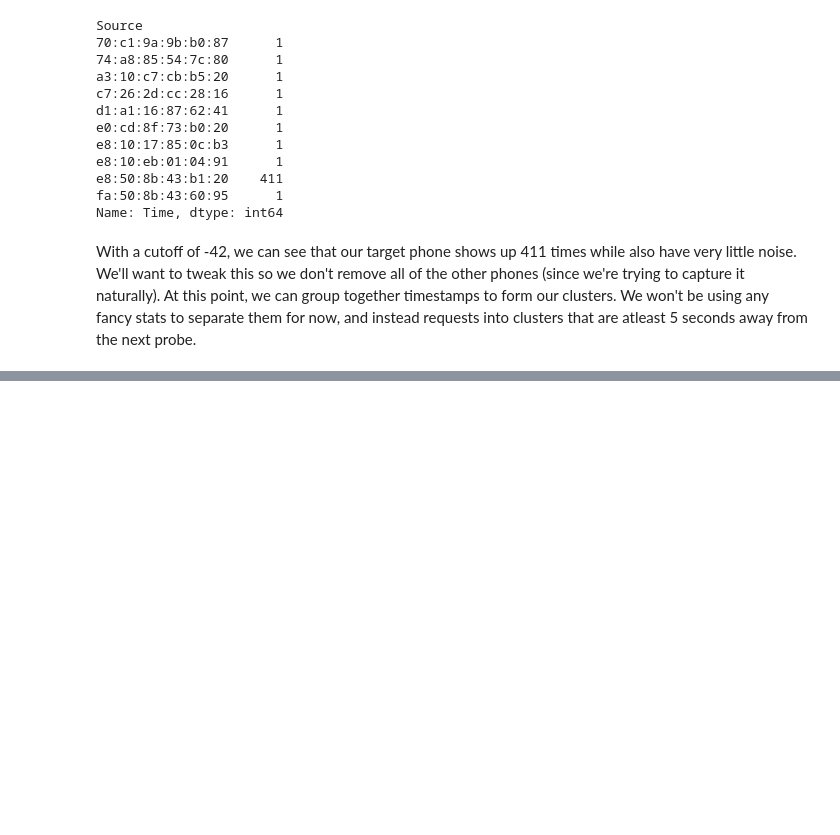
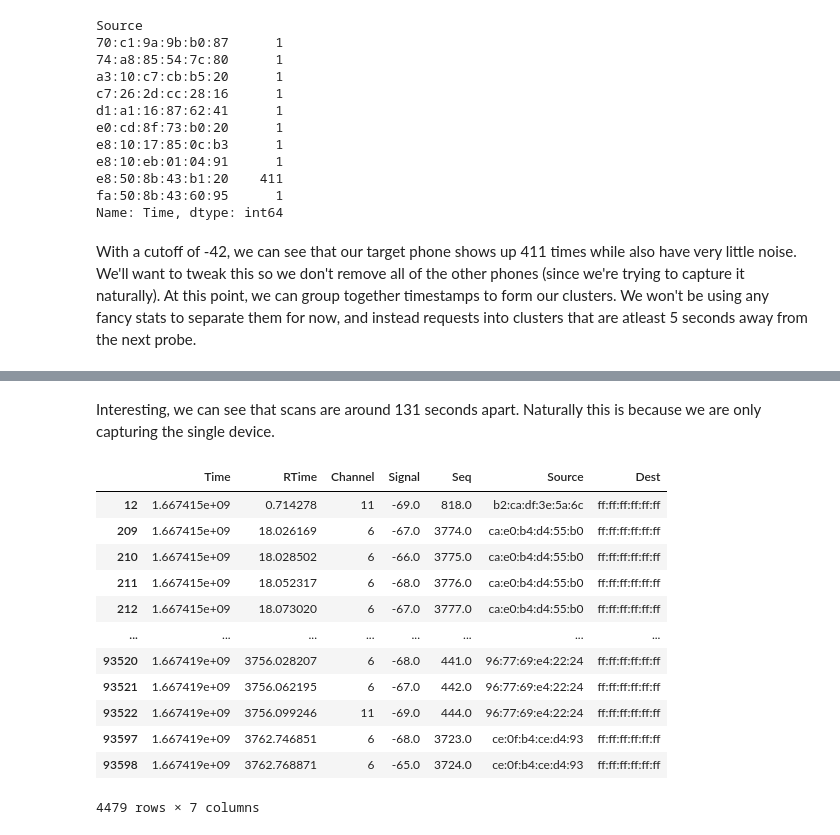
Before and after one commit to jdeinum/SDR, a Jupyter notebook: analysis/testing.ipynb, the cells around one changed output, grey strips where cells are left out. Drawn from its saved outputs; the diff is of its cells as text; code cells hidden in the pictures; blank space fills up the shorter version.

```diff
--- a/analysis/testing.ipynb
+++ b/analysis/testing.ipynb
@@ -117,0 +165,20 @@ display(sf)
+# %% [markdown]
+Interesting, we can see that scans are around 131 seconds apart. Naturally this is because we are only capturing the single device.
+# %%
+cutoff = -70
+filtered = df[df["Signal"] > cutoff]
+display(filtered)
+# %% [output]
+|  | Time | RTime | Channel | Signal | Seq | Source | Dest |
+| 12 | 1.667415e+09 | 0.714278 | 11 | -69.0 | 818.0 | b2:ca:df:3e:5a:6c | ff:ff:ff:ff:ff:ff |
+| 209 | 1.667415e+09 | 18.026169 | 6 | -67.0 | 3774.0 | ca:e0:b4:d4:55:b0 | ff:ff:ff:ff:ff:ff |
+| 210 | 1.667415e+09 | 18.028502 | 6 | -66.0 | 3775.0 | ca:e0:b4:d4:55:b0 | ff:ff:ff:ff:ff:ff |
+| 211 | 1.667415e+09 | 18.052317 | 6 | -68.0 | 3776.0 | ca:e0:b4:d4:55:b0 | ff:ff:ff:ff:ff:ff |
+| 212 | 1.667415e+09 | 18.073020 | 6 | -67.0 | 3777.0 | ca:e0:b4:d4:55:b0 | ff:ff:ff:ff:ff:ff |
+| ... | ... | ... | ... | ... | ... | ... | ... |
+| 93520 | 1.667419e+09 | 3756.028207 | 6 | -68.0 | 441.0 | 96:77:69:e4:22:24 | ff:ff:ff:ff:ff:ff |
+| 93521 | 1.667419e+09 | 3756.062195 | 6 | -67.0 | 442.0 | 96:77:69:e4:22:24 | ff:ff:ff:ff:ff:ff |
+| 93522 | 1.667419e+09 | 3756.099246 | 11 | -69.0 | 444.0 | 96:77:69:e4:22:24 | ff:ff:ff:ff:ff:ff |
+| 93597 | 1.667419e+09 | 3762.746851 | 6 | -68.0 | 3723.0 | ce:0f:b4:ce:d4:93 | ff:ff:ff:ff:ff:ff |
+| 93598 | 1.667419e+09 | 3762.768871 | 6 | -65.0 | 3724.0 | ce:0f:b4:ce:d4:93 | ff:ff:ff:ff:ff:ff |
+4479 rows × 7 columns
```
Also changed, not shown: parts of 9 cells of this notebook.
